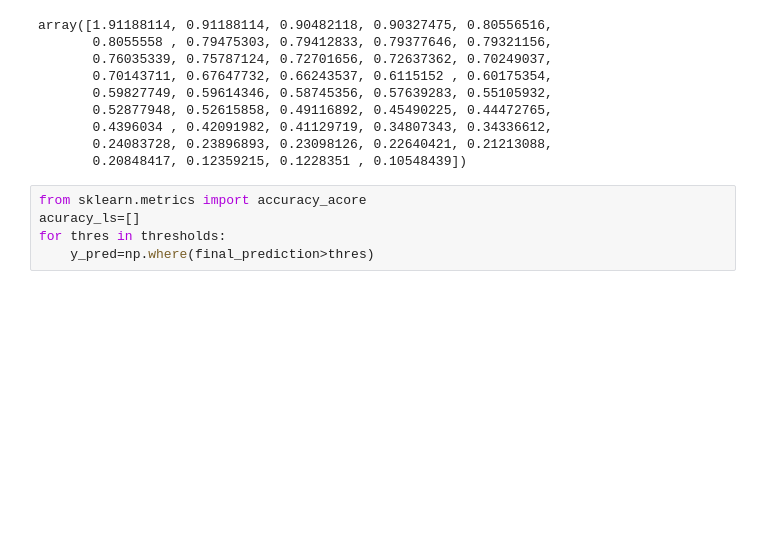
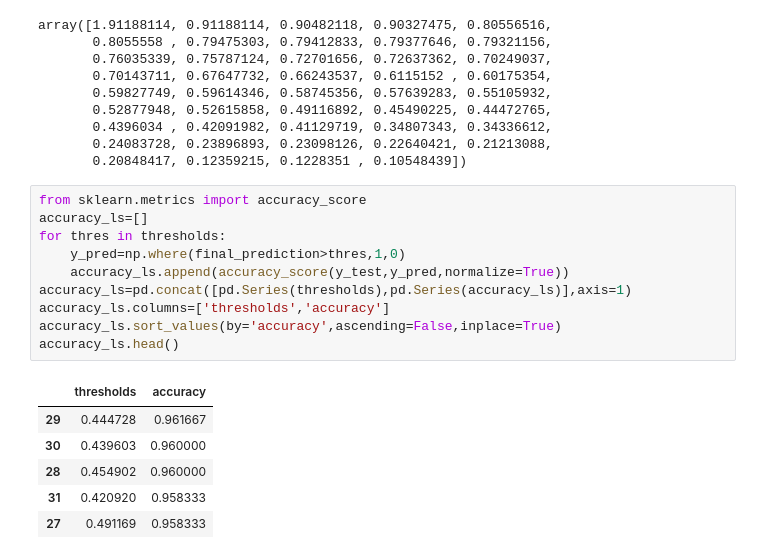
Before and after one commit to dikshantsharma12/Machine-Learning, a Jupyter notebook: Right Threshold values for binary classification.ipynb, the cells around one changed output. Saved outputs shown, nothing was run; the diff lists cells and outputs as text; blank space fills up the shorter version.

```diff
--- a/Right Threshold values for binary classification.ipynb
+++ b/Right Threshold values for binary classification.ipynb
@@ -121,8 +121,20 @@ array([1.91188114, 0.91188114, 0.90482118, 0.90327475, 0.80556516,
        0.4396034 , 0.42091982, 0.41129719, 0.34807343, 0.34336612,
        0.24083728, 0.23896893, 0.23098126, 0.22640421, 0.21213088,
        0.20848417, 0.12359215, 0.1228351 , 0.10548439])
-# %%
-from sklearn.metrics import accuracy_acore
-acuracy_ls=[]
-for thres in thresholds:
-    y_pred=np.where(final_prediction>thres)
+# %%
+from sklearn.metrics import accuracy_score
+accuracy_ls=[]
+for thres in thresholds:
+    y_pred=np.where(final_prediction>thres,1,0)
+    accuracy_ls.append(accuracy_score(y_test,y_pred,normalize=True))
+accuracy_ls=pd.concat([pd.Series(thresholds),pd.Series(accuracy_ls)],axis=1)
+accuracy_ls.columns=['thresholds','accuracy']
+accuracy_ls.sort_values(by='accuracy',ascending=False,inplace=True)
+accuracy_ls.head()
+# %% [output]
+|  | thresholds | accuracy |
+| 29 | 0.444728 | 0.961667 |
+| 30 | 0.439603 | 0.960000 |
+| 28 | 0.454902 | 0.960000 |
+| 31 | 0.420920 | 0.958333 |
+| 27 | 0.491169 | 0.958333 |
```
Also changed, not shown: parts of 3 cells of this notebook, 5 other files.
